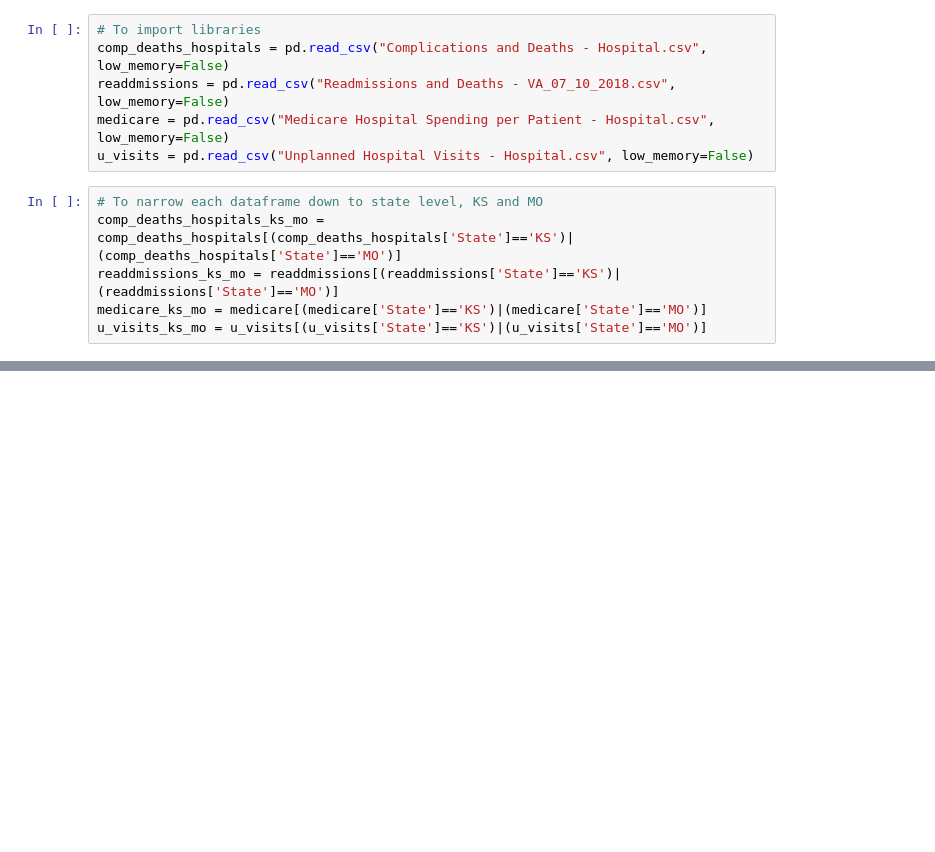
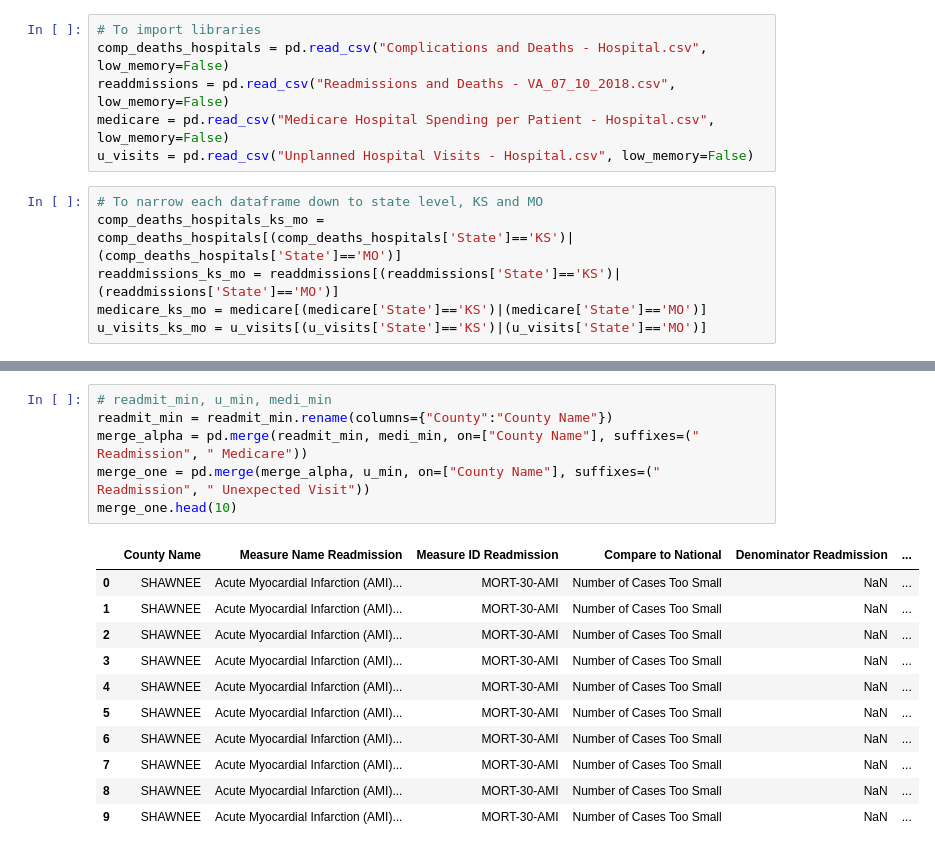
Before and after one commit to TedMur/SnakeBait, a Jupyter notebook: Data/Jazz Hands.ipynb, the cells around one changed output, grey strips where cells are left out. Cells and saved outputs as stored; diff of their text form; blank space fills up the shorter version.

```diff
--- a/Data/Jazz Hands.ipynb
+++ b/Data/Jazz Hands.ipynb
@@ -140 +162,19 @@ LEAVENWORTH  Acute Myocardial Infarction (AMI) 30-Day Mortality Rate      1
 Name: Measure ID, dtype: int64
+# %%
+# readmit_min, u_min, medi_min
+readmit_min = readmit_min.rename(columns={"County":"County Name"})
+merge_alpha = pd.merge(readmit_min, medi_min, on=["County Name"], suffixes=(" Readmission", " Medicare"))
+merge_one = pd.merge(merge_alpha, u_min, on=["County Name"], suffixes=(" Readmission", " Unexpected Visit"))
+merge_one.head(10)
+# %% [output]
+|  | County Name | Measure Name Readmission | Measure ID Readmission | Compare to National | Denominator Readmission | ... |
+| 0 | SHAWNEE | Acute Myocardial Infarction (AMI)... | MORT-30-AMI | Number of Cases Too Small | NaN | ... |
+| 1 | SHAWNEE | Acute Myocardial Infarction (AMI)... | MORT-30-AMI | Number of Cases Too Small | NaN | ... |
+| 2 | SHAWNEE | Acute Myocardial Infarction (AMI)... | MORT-30-AMI | Number of Cases Too Small | NaN | ... |
+| 3 | SHAWNEE | Acute Myocardial Infarction (AMI)... | MORT-30-AMI | Number of Cases Too Small | NaN | ... |
+| 4 | SHAWNEE | Acute Myocardial Infarction (AMI)... | MORT-30-AMI | Number of Cases Too Small | NaN | ... |
+| 5 | SHAWNEE | Acute Myocardial Infarction (AMI)... | MORT-30-AMI | Number of Cases Too Small | NaN | ... |
+| 6 | SHAWNEE | Acute Myocardial Infarction (AMI)... | MORT-30-AMI | Number of Cases Too Small | NaN | ... |
+| 7 | SHAWNEE | Acute Myocardial Infarction (AMI)... | MORT-30-AMI | Number of Cases Too Small | NaN | ... |
+| 8 | SHAWNEE | Acute Myocardial Infarction (AMI)... | MORT-30-AMI | Number of Cases Too Small | NaN | ... |
+| 9 | SHAWNEE | Acute Myocardial Infarction (AMI)... | MORT-30-AMI | Number of Cases Too Small | NaN | ... |
```
Also changed, not shown: parts of 11 cells of this notebook.
